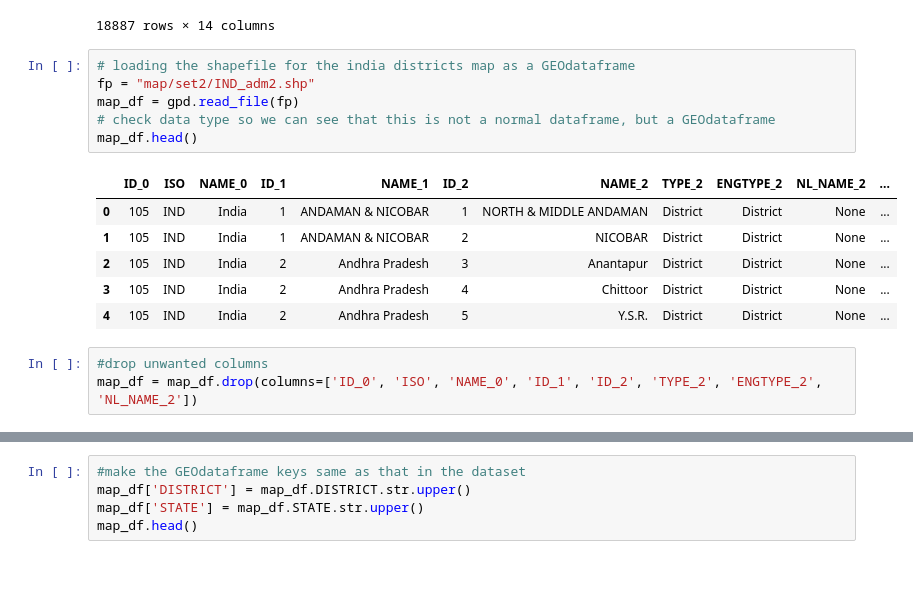
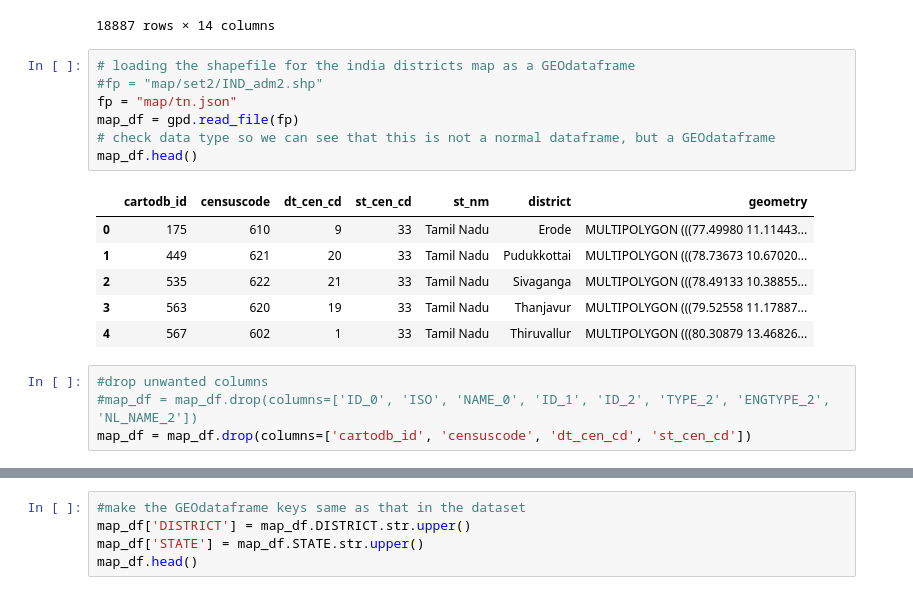
Before and after one commit to sbenstewart/smart-india-hackathon, a Jupyter notebook: code.ipynb, the cells around one changed output, grey strips where cells are left out. Saved outputs shown, nothing was run; the diff lists cells and outputs as text.

```diff
--- a/code.ipynb
+++ b/code.ipynb
@@ -124,20 +124,22 @@ df
 18887 rows × 14 columns
 # %%
 # loading the shapefile for the india districts map as a GEOdataframe
-fp = "map/set2/IND_adm2.shp"
+#fp = "map/set2/IND_adm2.shp"
+fp = "map/tn.json"
 map_df = gpd.read_file(fp)
 # check data type so we can see that this is not a normal dataframe, but a GEOdataframe
 map_df.head()
 # %% [output]
-|  | ID_0 | ISO | NAME_0 | ID_1 | NAME_1 | ID_2 | NAME_2 | TYPE_2 | ENGTYPE_2 | NL_NAME_2 | ... |
-| 0 | 105 | IND | India | 1 | ANDAMAN & NICOBAR | 1 | NORTH & MIDDLE ANDAMAN | District | District | None | ... |
-| 1 | 105 | IND | India | 1 | ANDAMAN & NICOBAR | 2 | NICOBAR | District | District | None | ... |
-| 2 | 105 | IND | India | 2 | Andhra Pradesh | 3 | Anantapur | District | District | None | ... |
-| 3 | 105 | IND | India | 2 | Andhra Pradesh | 4 | Chittoor | District | District | None | ... |
-| 4 | 105 | IND | India | 2 | Andhra Pradesh | 5 | Y.S.R. | District | District | None | ... |
+|  | cartodb_id | censuscode | dt_cen_cd | st_cen_cd | st_nm | district | geometry |
+| 0 | 175 | 610 | 9 | 33 | Tamil Nadu | Erode | MULTIPOLYGON (((77.49980 11.11443... |
+| 1 | 449 | 621 | 20 | 33 | Tamil Nadu | Pudukkottai | MULTIPOLYGON (((78.73673 10.67020... |
+| 2 | 535 | 622 | 21 | 33 | Tamil Nadu | Sivaganga | MULTIPOLYGON (((78.49133 10.38855... |
+| 3 | 563 | 620 | 19 | 33 | Tamil Nadu | Thanjavur | MULTIPOLYGON (((79.52558 11.17887... |
+| 4 | 567 | 602 | 1 | 33 | Tamil Nadu | Thiruvallur | MULTIPOLYGON (((80.30879 13.46826... |
 # %%
 #drop unwanted columns
-map_df = map_df.drop(columns=['ID_0', 'ISO', 'NAME_0', 'ID_1', 'ID_2', 'TYPE_2', 'ENGTYPE_2', 'NL_NAME_2'])
+#map_df = map_df.drop(columns=['ID_0', 'ISO', 'NAME_0', 'ID_1', 'ID_2', 'TYPE_2', 'ENGTYPE_2', 'NL_NAME_2'])
+map_df = map_df.drop(columns=['cartodb_id', 'censuscode', 'dt_cen_cd', 'st_cen_cd'])
 # %%
 #rename the columns for easy access
 print(map_df.columns)
```
Also changed, not shown: parts of 3 cells of this notebook, 2 other files.
